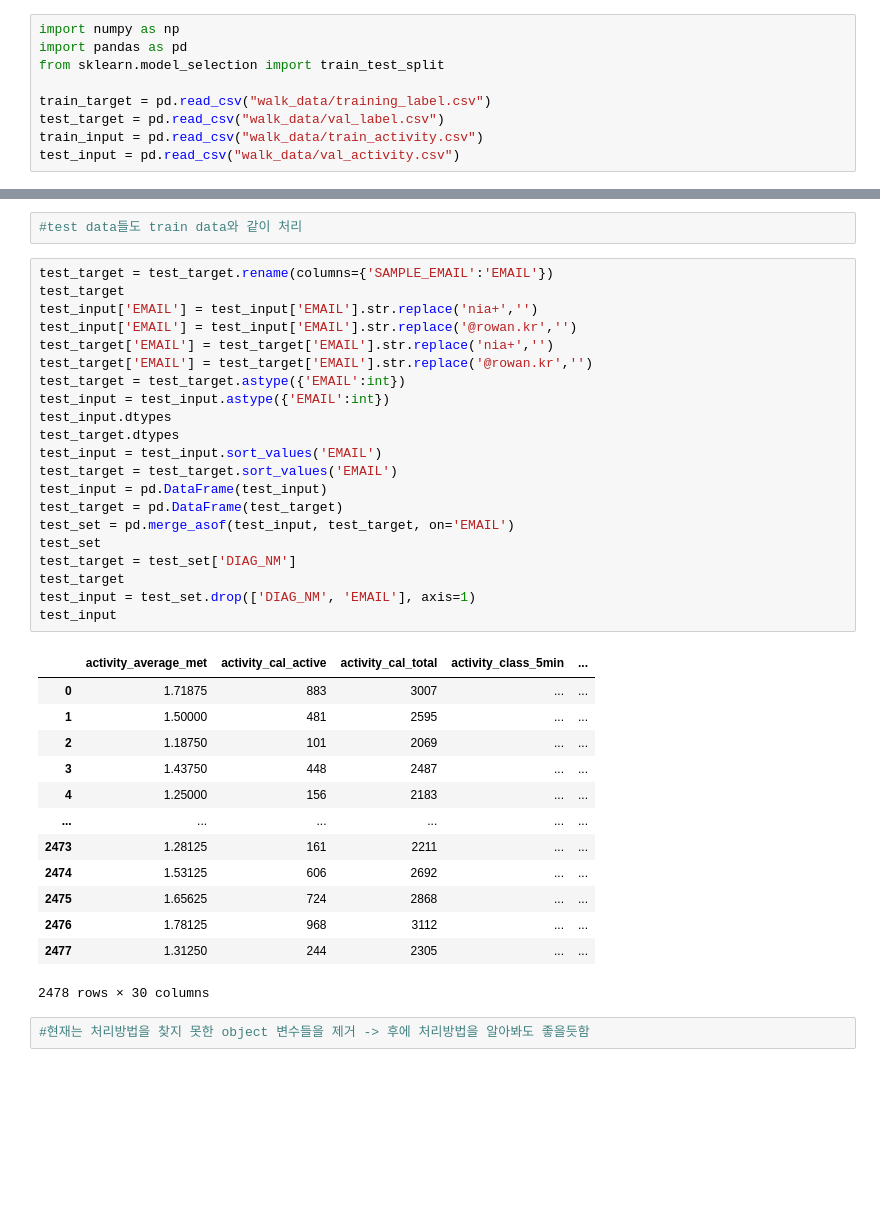
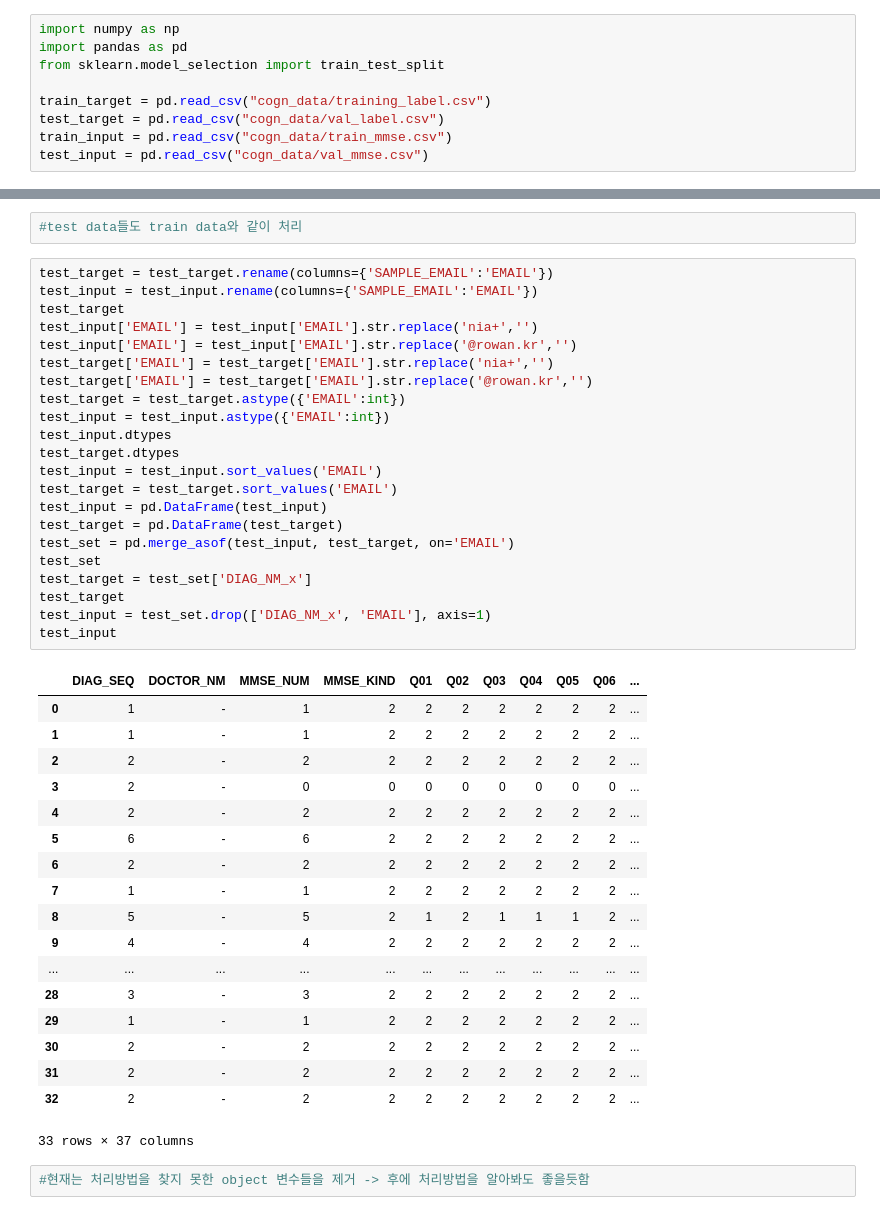
Before and after one commit to mok010/blurry_camera_for_privacy, a Jupyter notebook: cogn_proc.ipynb, the cells around one changed output, grey strips where cells are left out. Drawn from its saved outputs; the diff is of its cells as text; blank space fills up the shorter version.

Commit message:
change email data

```diff
--- a/cogn_proc.ipynb
+++ b/cogn_proc.ipynb
@@ -5,10 +5,10 @@ import numpy as np
 import pandas as pd
 from sklearn.model_selection import train_test_split
 
-train_target = pd.read_csv("walk_data/training_label.csv")
-test_target = pd.read_csv("walk_data/val_label.csv")
-train_input = pd.read_csv("walk_data/train_activity.csv")
-test_input = pd.read_csv("walk_data/val_activity.csv")
+train_target = pd.read_csv("cogn_data/training_label.csv")
+test_target = pd.read_csv("cogn_data/val_label.csv")
+train_input = pd.read_csv("cogn_data/train_mmse.csv")
+test_input = pd.read_csv("cogn_data/val_mmse.csv")
 # %%
 #EMAIL에 대한 라벨링을 EMAIL로 통일
 # %%
@@ -116,38 +149,44 @@ train_input
 #test data들도 train data와 같이 처리
 # %%
 test_target = test_target.rename(columns={'SAMPLE_EMAIL':'EMAIL'})
+test_input = test_input.rename(columns={'SAMPLE_EMAIL':'EMAIL'})
 test_target
 test_input['EMAIL'] = test_input['EMAIL'].str.replace('nia+','')
 test_input['EMAIL'] = test_input['EMAIL'].str.replace('@rowan.kr','')
 test_target['EMAIL'] = test_target['EMAIL'].str.replace('nia+','')
 test_target['EMAIL'] = test_target['EMAIL'].str.replace('@rowan.kr','')
 test_target = test_target.astype({'EMAIL':int})
 test_input = test_input.astype({'EMAIL':int})
 test_input.dtypes
 test_target.dtypes
 test_input = test_input.sort_values('EMAIL')
 test_target = test_target.sort_values('EMAIL')
 test_input = pd.DataFrame(test_input)
 test_target = pd.DataFrame(test_target)
 test_set = pd.merge_asof(test_input, test_target, on='EMAIL')
 test_set
-test_target = test_set['DIAG_NM']
+test_target = test_set['DIAG_NM_x']
 test_target
-test_input = test_set.drop(['DIAG_NM', 'EMAIL'], axis=1)
+test_input = test_set.drop(['DIAG_NM_x', 'EMAIL'], axis=1)
 test_input
 # %% [output]
-|  | activity_average_met | activity_cal_active | activity_cal_total | activity_class_5min | ... |
-| 0 | 1.71875 | 883 | 3007 | ... | ... |
-| 1 | 1.50000 | 481 | 2595 | ... | ... |
-| 2 | 1.18750 | 101 | 2069 | ... | ... |
-| 3 | 1.43750 | 448 | 2487 | ... | ... |
-| 4 | 1.25000 | 156 | 2183 | ... | ... |
-| ... | ... | ... | ... | ... | ... |
-| 2473 | 1.28125 | 161 | 2211 | ... | ... |
-| 2474 | 1.53125 | 606 | 2692 | ... | ... |
-| 2475 | 1.65625 | 724 | 2868 | ... | ... |
-| 2476 | 1.78125 | 968 | 3112 | ... | ... |
-| 2477 | 1.31250 | 244 | 2305 | ... | ... |
+|  | DIAG_SEQ | DOCTOR_NM | MMSE_NUM | MMSE_KIND | Q01 | Q02 | Q03 | Q04 | Q05 | Q06 | ... |
+| 0 | 1 | - | 1 | 2 | 2 | 2 | 2 | 2 | 2 | 2 | ... |
+| 1 | 1 | - | 1 | 2 | 2 | 2 | 2 | 2 | 2 | 2 | ... |
+| 2 | 2 | - | 2 | 2 | 2 | 2 | 2 | 2 | 2 | 2 | ... |
+| 3 | 2 | - | 0 | 0 | 0 | 0 | 0 | 0 | 0 | 0 | ... |
+| 4 | 2 | - | 2 | 2 | 2 | 2 | 2 | 2 | 2 | 2 | ... |
+| 5 | 6 | - | 6 | 2 | 2 | 2 | 2 | 2 | 2 | 2 | ... |
+| 6 | 2 | - | 2 | 2 | 2 | 2 | 2 | 2 | 2 | 2 | ... |
+| 7 | 1 | - | 1 | 2 | 2 | 2 | 2 | 2 | 2 | 2 | ... |
+| 8 | 5 | - | 5 | 2 | 1 | 2 | 1 | 1 | 1 | 2 | ... |
+| 9 | 4 | - | 4 | 2 | 2 | 2 | 2 | 2 | 2 | 2 | ... |
+| ... | ... | ... | ... | ... | ... | ... | ... | ... | ... | ... | ... |
+| 28 | 3 | - | 3 | 2 | 2 | 2 | 2 | 2 | 2 | 2 | ... |
+| 29 | 1 | - | 1 | 2 | 2 | 2 | 2 | 2 | 2 | 2 | ... |
+| 30 | 2 | - | 2 | 2 | 2 | 2 | 2 | 2 | 2 | 2 | ... |
+| 31 | 2 | - | 2 | 2 | 2 | 2 | 2 | 2 | 2 | 2 | ... |
+| 32 | 2 | - | 2 | 2 | 2 | 2 | 2 | 2 | 2 | 2 | ... |
-2478 rows × 30 columns
+33 rows × 37 columns
 # %%
 #현재는 처리방법을 찾지 못한 object 변수들을 제거 -> 후에 처리방법을 알아봐도 좋을듯함
```
Also changed, not shown: parts of 13 cells of this notebook.
